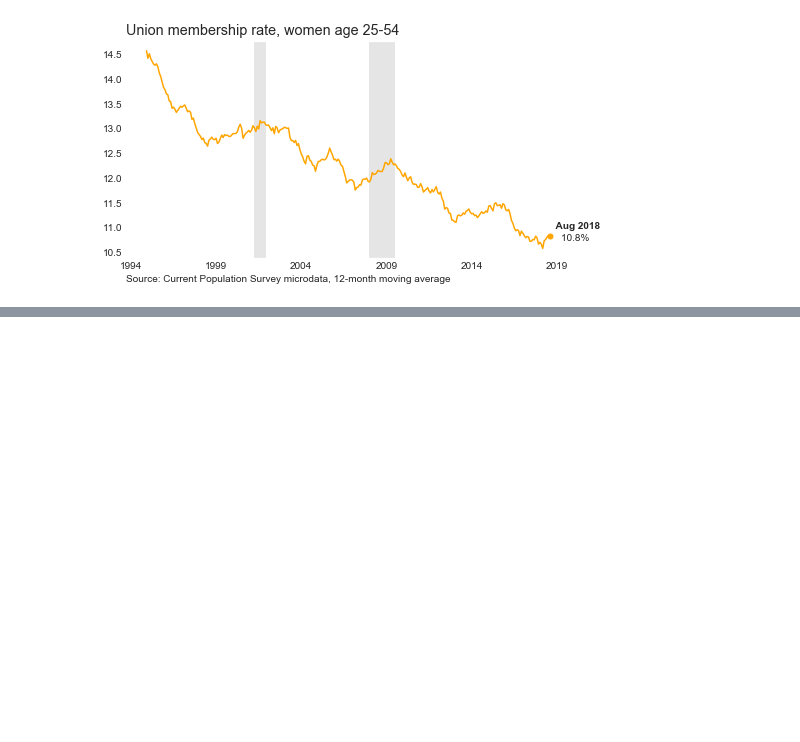
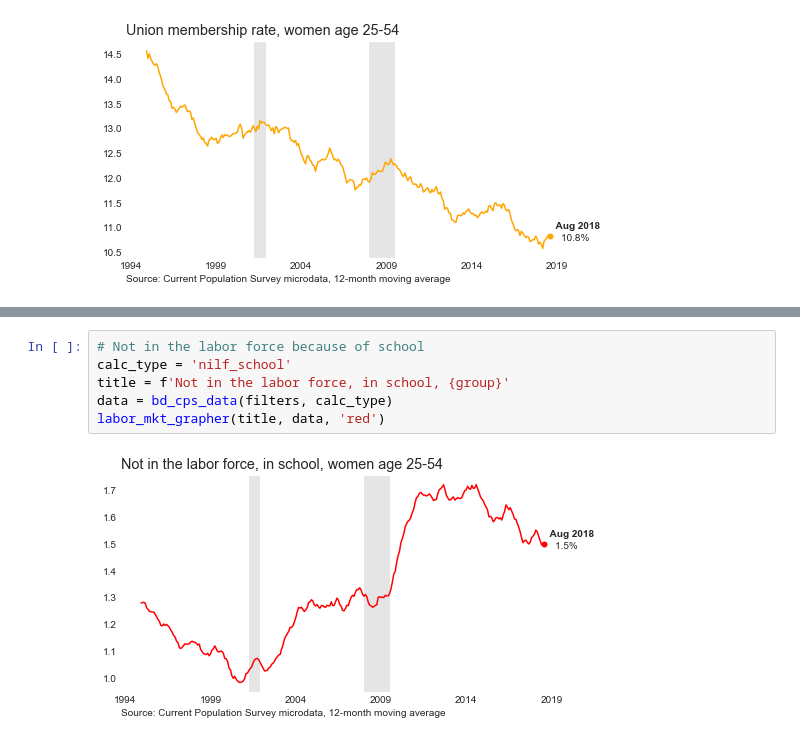
Before and after one commit to bdecon/econ_data, a Jupyter notebook: bd_CPS/bd_CPS_grapher.ipynb, the cells around one changed output, grey strips where cells are left out. Drawn from its saved outputs; the diff is of its cells as text; blank space fills up the shorter version.

```diff
--- a/bd_CPS/bd_CPS_grapher.ipynb
+++ b/bd_CPS/bd_CPS_grapher.ipynb
@@ -154,0 +245,8 @@ labor_mkt_grapher(title, data, 'orange')
+# %%
+# Not in the labor force because of school
+calc_type = 'nilf_school'
+title = f'Not in the labor force, in school, {group}'
+data = bd_cps_data(filters, calc_type)
+labor_mkt_grapher(title, data, 'red')
+# %% [output]
+[figure, added]
```
Also changed, not shown: parts of 10 cells of this notebook, 1 other file.
